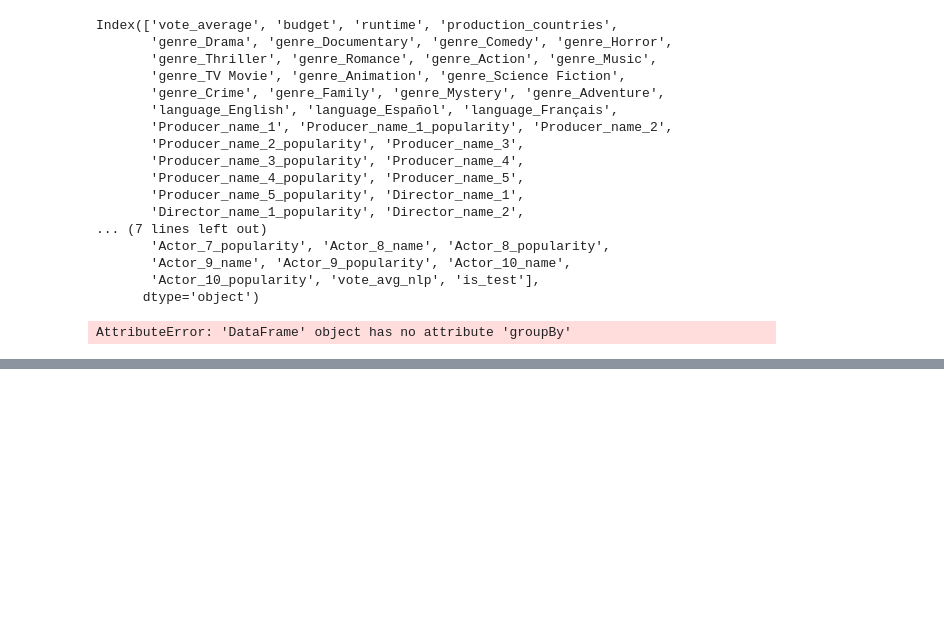
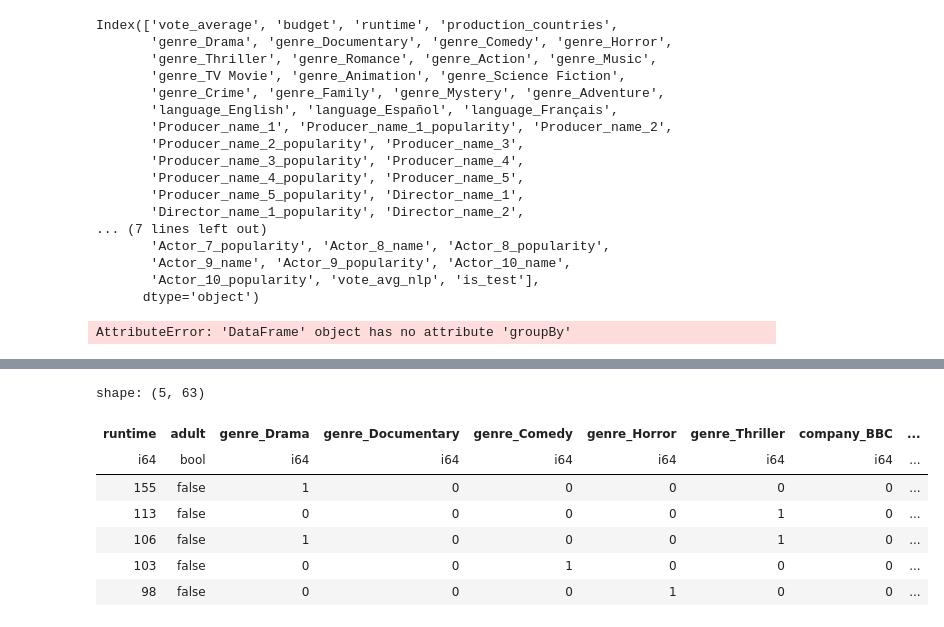
Before and after one commit to ImdadKhan0266/CSML-1010, a Jupyter notebook: Project_Saira.ipynb, the cells around one changed output, grey strips where cells are left out. Saved outputs shown, nothing was run; the diff lists cells and outputs as text; code cells hidden in the pictures; blank space fills up the shorter version.

```diff
--- a/Project_Saira.ipynb
+++ b/Project_Saira.ipynb
@@ -1256,0 +1657,13 @@ AttributeError: 'DataFrame' object has no attribute 'groupBy'
+# %%
+df = pl.read_parquet('movies_ml_ready_engineered.parquet')
+# %%
+df.head()
+# %% [output]
+shape: (5, 63)
+| runtime | adult | genre_Drama | genre_Documentary | genre_Comedy | genre_Horror | genre_Thriller | company_BBC | ... |
+| i64 | bool | i64 | i64 | i64 | i64 | i64 | i64 | ... |
+| 155 | false | 1 | 0 | 0 | 0 | 0 | 0 | ... |
+| 113 | false | 0 | 0 | 0 | 0 | 1 | 0 | ... |
+| 106 | false | 1 | 0 | 0 | 0 | 1 | 0 | ... |
+| 103 | false | 0 | 0 | 1 | 0 | 0 | 0 | ... |
+| 98 | false | 0 | 0 | 0 | 1 | 0 | 0 | ... |
```
Also changed, not shown: parts of 4 cells of this notebook.
